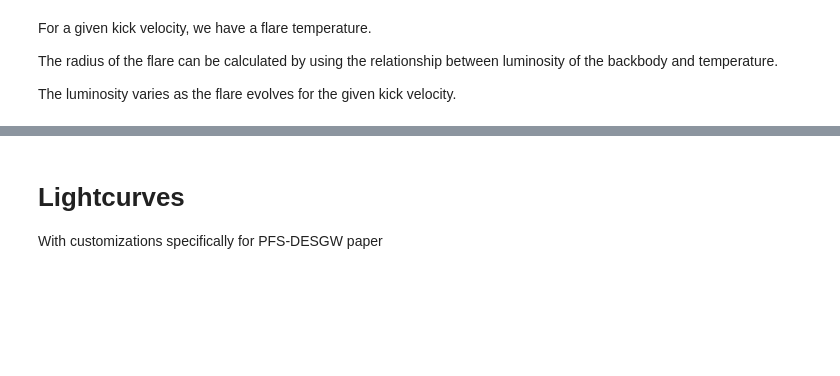
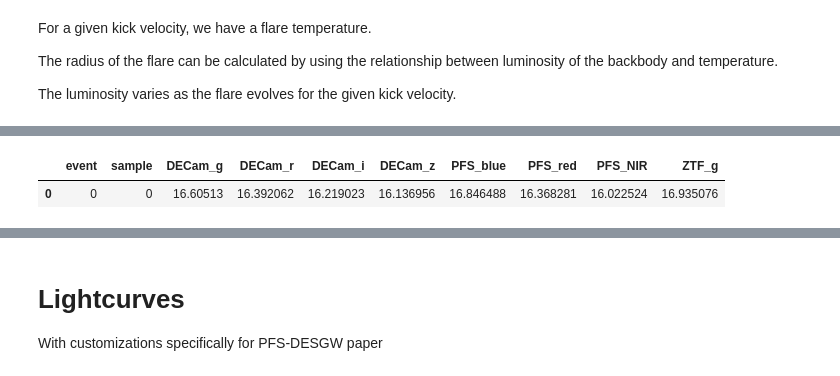
Before and after one commit to simran2296/DESGW_PFS_lcs, a Jupyter notebook: S250328ae/S250328ae_lcs.ipynb, the cells around one changed output, grey strips where cells are left out. Cells and saved outputs as stored; diff of their text form; code cells hidden in the pictures; blank space fills up the shorter version.

```diff
--- a/S250328ae/S250328ae_lcs.ipynb
+++ b/S250328ae/S250328ae_lcs.ipynb
@@ -32,7 +32,7 @@ events = {
     "S250328ae": {
         "chirp_mass": 11.96 + 9.0 - 5.84 ,
         "total_mass" : 28.93 + 22.4 - 14.23,
-        "dL": 3931, #492.33, # for testing
+        "dL": 492.33, # for testing
         "start": '2025-03-28 00:00:00',
         "obs_mjd": [60763., 60764., 60771., 60790.],
         "pfs_obs_mjd": [60768.],
@@ -403,0 +484,84 @@ def compute_bb_mags_fast(luminosities, kick_velocity, luminosity_distance):
+# %%
+L_bol = np.array([[1e45]]) * u.erg / u.s
+print(f"L_bol shape: {L_bol.shape}")
+
+# Source distance
+dL = events["S250328ae"]["dL"] * u.Mpc
+dL = dL.to(u.cm)
+
+# Redshift
+z = z_at_value(cosmo.luminosity_distance, dL)
+#dL = 2418.6 * u.Mpc . to(u.cm) #cosmo.luminosity_distance(z)
+print(f"Redshift z = {z:.3f}")
+#print(f"Source distance dL = {dL.to(u.Mpc):.2f}")
+
+# Effective wavelengths (Å)
+eff_wavelengths = {
+    'DECam_g': lam_eff_g,
+    'DECam_r': lam_eff_r,
+    'DECam_i': lam_eff_i,
+    'DECam_z': lam_eff_z,
+    'PFS_blue': 5150,
+    'PFS_red': 8000,
+    'PFS_NIR': 11000,
+    'ZTF_g': 4746.48,
+
+}
+
+# Runnoe et al. (2012) correction factors
+runnoe_coeffs = {
+    1450: {'C': 4.2},
+    3000: {'C': 5.2},
+    5100: {'C': 8.1},
+}
+
+def L_lambda_from_Lbol(Lbol, lam_eff):
+    """Compute λLλ from Lbol using nearest Runnoe correction factor."""
+    ref_wavelength = min(runnoe_coeffs.keys(), key=lambda w: abs(w - lam_eff))
+    C = runnoe_coeffs[ref_wavelength]['C']
+    return Lbol / C  # λLλ in erg/s
+
+# Constants
+c = 2.99792458e18  # speed of light in Å/s
+
+# To Store results
+magnitudes = {band: np.zeros(L_bol.shape) for band in eff_wavelengths.keys()}
+
+# Main computation
+for i in range(L_bol.shape[0]):
+    for j in range(L_bol.shape[1]):
+        Lbol = L_bol[i, j]
+
+        for band, lam in eff_wavelengths.items():
+            # λLλ (erg/s)
+            L_lam = L_lambda_from_Lbol(Lbol, lam)
+
+            # Lν (erg/s/Hz)
+            L_nu = L_lam * (lam / c)
+
+            # Fν at Earth (erg/s/cm²/Hz)
+            F_nu = L_nu / (4 * np.pi * dL**2 * (1 + z))
+            print(F_nu)
+
+            # AB magnitude
+            m_AB = -2.5 * np.log10(F_nu.value) - 48.6
+
+            # Store result
+            magnitudes[band][i, j] = m_AB
+
+print("Estimated observed AB magnitudes (DECam + PFS):")
+for band, mags in magnitudes.items():
+    print(f"{band:10s}  mean={np.nanmean(mags):6.2f}  min={np.nanmin(mags):6.2f}  max={np.nanmax(mags):6.2f}")
+
+rows = []
+for i in range(L_bol.shape[0]):
+    for j in range(L_bol.shape[1]):
+        row = {'event': i, 'sample': j}
+        for band in magnitudes.keys():
+            row[band] = magnitudes[band][i, j]
+        rows.append(row)
+
+mag_df = pd.DataFrame(rows)
+print("\nDataFrame shape:", mag_df.shape)
+mag_df
+# %% [output]
@@ -403,0 +585,2 @@ def compute_bb_mags_fast(luminosities, kick_velocity, luminosity_distance):
+|  | event | sample | DECam_g | DECam_r | DECam_i | DECam_z | PFS_blue | PFS_red | PFS_NIR | ZTF_g |
+| 0 | 0 | 0 | 16.60513 | 16.392062 | 16.219023 | 16.136956 | 16.846488 | 16.368281 | 16.022524 | 16.935076 |
```
Also changed, not shown: parts of 21 cells of this notebook, 10 other files.
